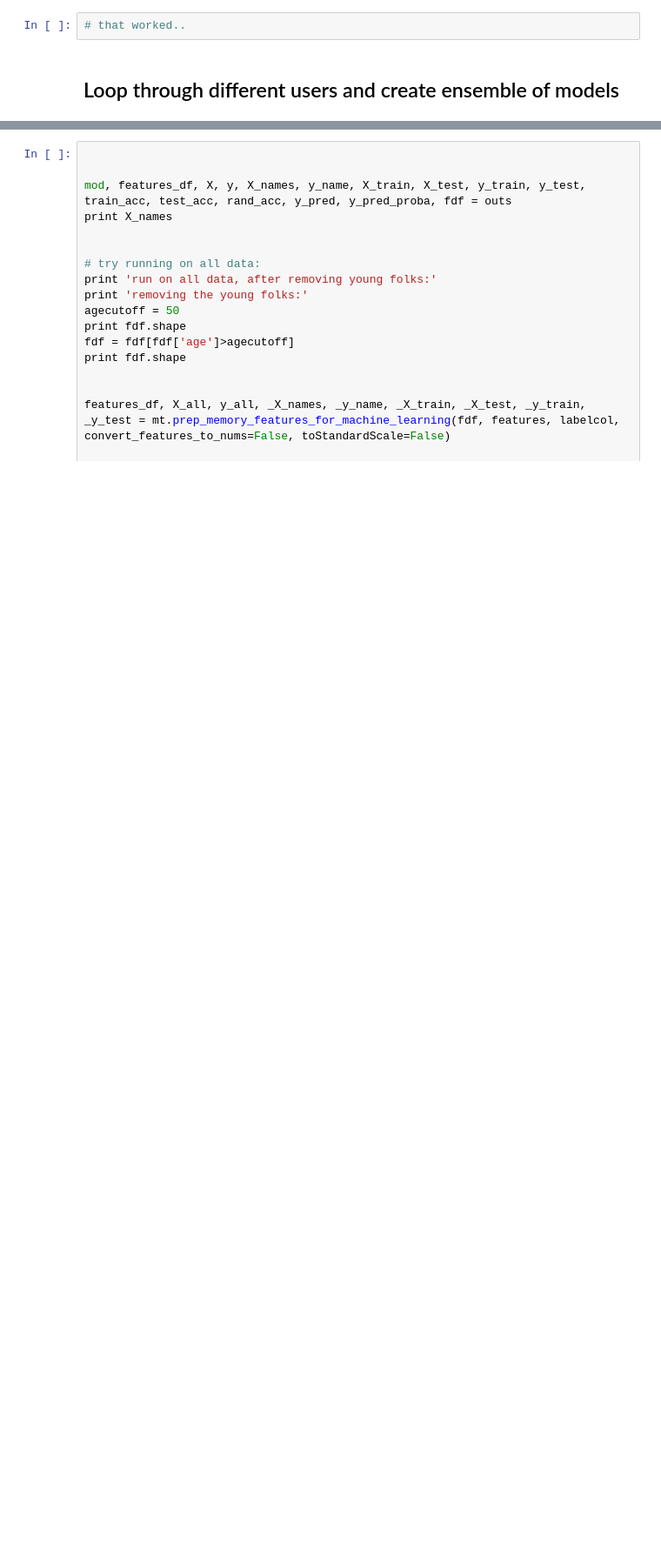
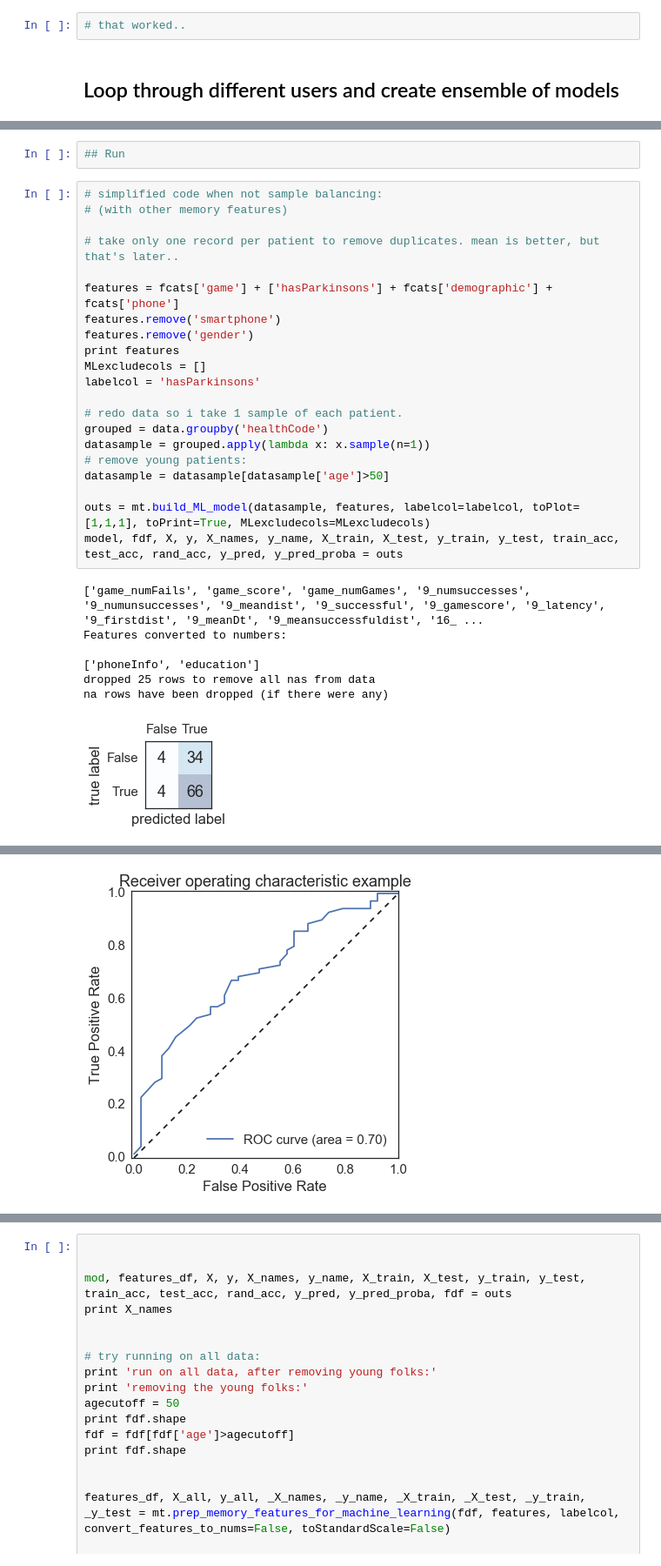
Before and after one commit to mattoby/mpower_memory, a Jupyter notebook: Memory_troubleshooting_ML.ipynb, the cells around one changed output, grey strips where cells are left out. Shown: that part at 87% size. Cells and saved outputs as stored; diff of their text form; blank space fills up the shorter version.

Commit message:
Added code to do ML without doing resampling and sample balancing (i.e., the simpler version).

```diff
--- a/Memory_troubleshooting_ML.ipynb
+++ b/Memory_troubleshooting_ML.ipynb
@@ -922,0 +948,31 @@ if toPrint == True:
+# %%
+## Run
+# %%
+# simplified code when not sample balancing:
+# (with other memory features)
+
+# take only one record per patient to remove duplicates. mean is better, but that's later..
+
+features = fcats['game'] + ['hasParkinsons'] + fcats['demographic'] + fcats['phone']
+features.remove('smartphone')
+features.remove('gender')
+print features
+MLexcludecols = []
+labelcol = 'hasParkinsons'
+
+# redo data so i take 1 sample of each patient.
+grouped = data.groupby('healthCode')
+datasample = grouped.apply(lambda x: x.sample(n=1))
+# remove young patients:
+datasample = datasample[datasample['age']>50]
+
+outs = mt.build_ML_model(datasample, features, labelcol=labelcol, toPlot=[1,1,1], toPrint=True, MLexcludecols=MLexcludecols)
+model, fdf, X, y, X_names, y_name, X_train, X_test, y_train, y_test, train_acc, test_acc, rand_acc, y_pred, y_pred_proba = outs
+# %% [output]
+['game_numFails', 'game_score', 'game_numGames', '9_numsuccesses', '9_numunsuccesses', '9_meandist', '9_successful', '9_gamescore', '9_latency', '9_firstdist', '9_meanDt', '9_meansuccessfuldist', '16_ ...
+Features converted to numbers:
+
+['phoneInfo', 'education']
+dropped 25 rows to remove all nas from data
+na rows have been dropped (if there were any)
+[figure, added]
@@ -922,0 +980 @@ if toPrint == True:
+[figure, added]
```
Also changed, not shown: parts of 3 cells of this notebook, 1 other file.
